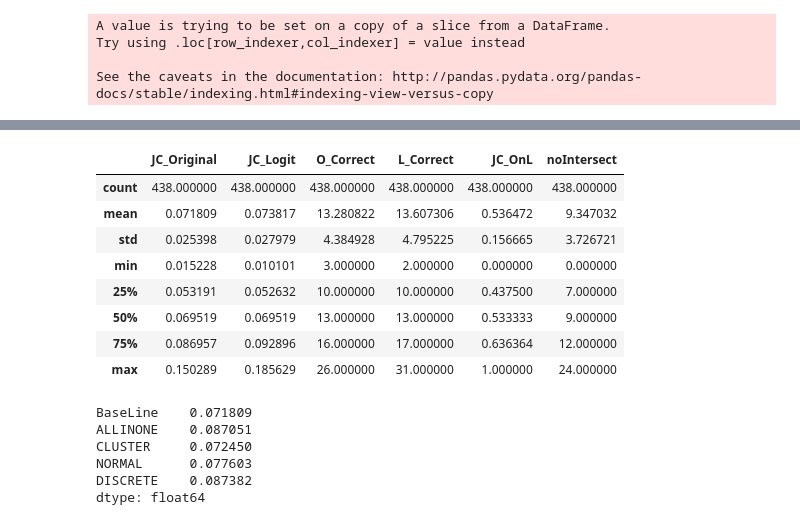
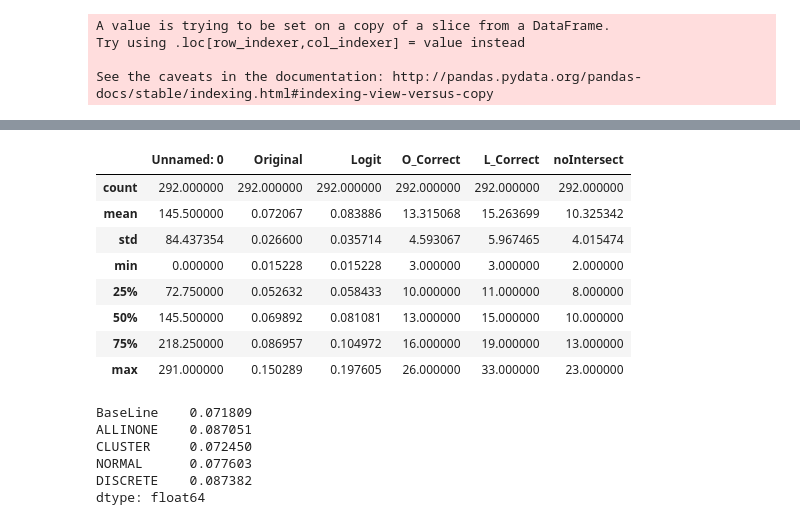
Before and after one commit to Yangyangii/HCI-Music-Weather, a Jupyter notebook: Function Testing.ipynb, the cells around one changed output, grey strips where cells are left out. Drawn from its saved outputs; the diff is of its cells as text; code cells hidden in the pictures.

```diff
--- a/Function Testing.ipynb
+++ b/Function Testing.ipynb
@@ -283,15 +289,18 @@ See the caveats in the documentation: http://pandas.pydata.org/pandas-docs/stabl
+# %%
+ALS1 = pd.read_csv('ALS/Jacard_Cluster_Season_test02.csv', encoding='utf-8-sig')
+HYBRID = pd.read_csv('ALS/Jacard_Cluster_Season_Hybrid.csv', encoding='utf-8-sig')
 # %%
-lr_normalWcluster.describe()
+HYBRID.describe()
 # %% [output]
-|  | JC_Original | JC_Logit | O_Correct | L_Correct | JC_OnL | noIntersect |
-| count | 438.000000 | 438.000000 | 438.000000 | 438.000000 | 438.000000 | 438.000000 |
-| mean | 0.071809 | 0.073817 | 13.280822 | 13.607306 | 0.536472 | 9.347032 |
-| std | 0.025398 | 0.027979 | 4.384928 | 4.795225 | 0.156665 | 3.726721 |
-| min | 0.015228 | 0.010101 | 3.000000 | 2.000000 | 0.000000 | 0.000000 |
-| 25% | 0.053191 | 0.052632 | 10.000000 | 10.000000 | 0.437500 | 7.000000 |
-| 50% | 0.069519 | 0.069519 | 13.000000 | 13.000000 | 0.533333 | 9.000000 |
-| 75% | 0.086957 | 0.092896 | 16.000000 | 17.000000 | 0.636364 | 12.000000 |
-| max | 0.150289 | 0.185629 | 26.000000 | 31.000000 | 1.000000 | 24.000000 |
+|  | Unnamed: 0 | Original | Logit | O_Correct | L_Correct | noIntersect |
+| count | 292.000000 | 292.000000 | 292.000000 | 292.000000 | 292.000000 | 292.000000 |
+| mean | 145.500000 | 0.072067 | 0.083886 | 13.315068 | 15.263699 | 10.325342 |
+| std | 84.437354 | 0.026600 | 0.035714 | 4.593067 | 5.967465 | 4.015474 |
+| min | 0.000000 | 0.015228 | 0.015228 | 3.000000 | 3.000000 | 2.000000 |
+| 25% | 72.750000 | 0.052632 | 0.058433 | 10.000000 | 11.000000 | 8.000000 |
+| 50% | 145.500000 | 0.069892 | 0.081081 | 13.000000 | 15.000000 | 10.000000 |
+| 75% | 218.250000 | 0.086957 | 0.104972 | 16.000000 | 19.000000 | 13.000000 |
+| max | 291.000000 | 0.150289 | 0.197605 | 26.000000 | 33.000000 | 23.000000 |
 # %%
 plotDF = DataFrame({})
 plotDF['BaseLine'] = lr_all['JC_Original']
```
Also changed, not shown: parts of 7 cells of this notebook, 3 other files.
